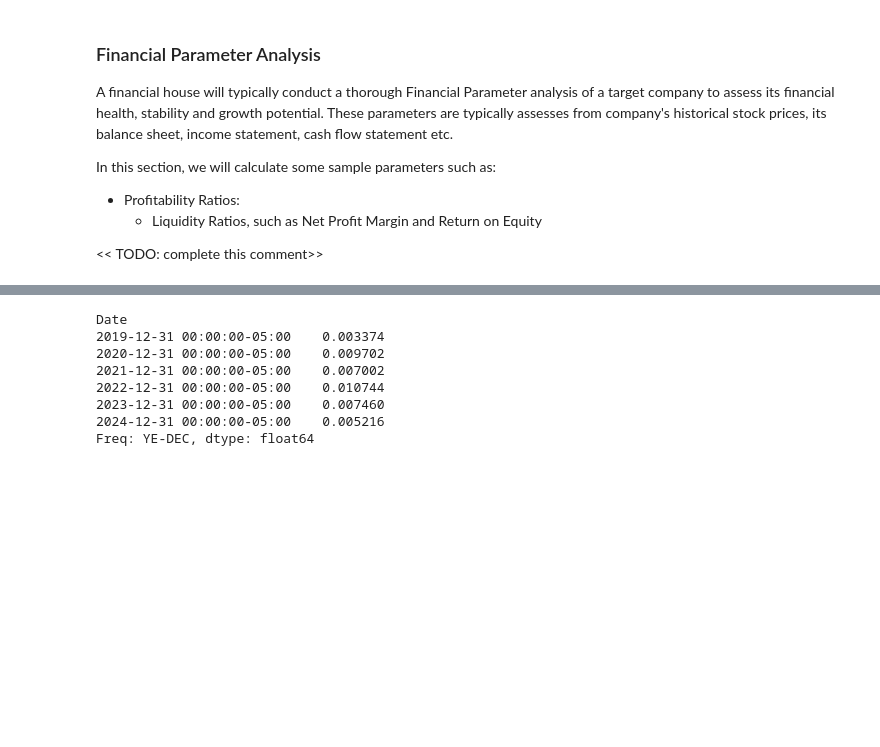
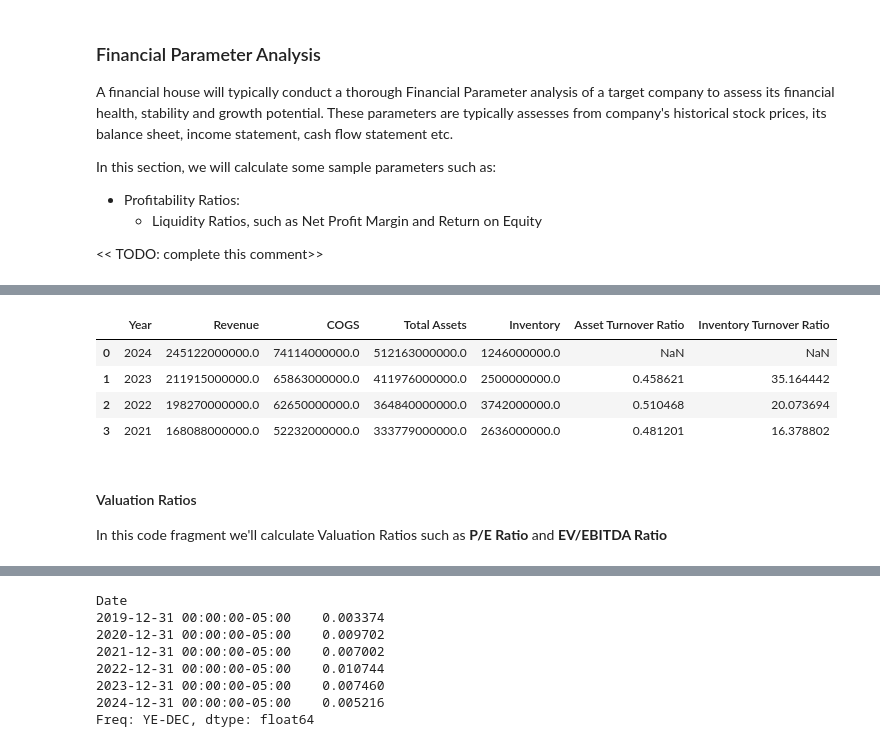
Before and after one commit to mjbhobe/InvestmentDecisionAnalysis, a Jupyter notebook: InvestmentDecisionAnalysis.ipynb, the cells around one changed output, grey strips where cells are left out. Drawn from its saved outputs; the diff is of its cells as text; code cells hidden in the pictures; blank space fills up the shorter version.

```diff
--- a/InvestmentDecisionAnalysis.ipynb
+++ b/InvestmentDecisionAnalysis.ipynb
@@ -22,23 +45,3 @@ In this section, we will calculate some sample parameters such as:
     * Liquidity Ratios, such as Net Profit Margin and Return on Equity
 
 << TODO: complete this comment>>
-# %%
-def download_company_data(symbol: str):
-    ticker = yf.Ticker(symbol)
-
-    # fetch financial statements
-    # income_stmt = ticker.income_stmt
-    # balance_sheet = ticker.balance_sheet
-    # cash_flow = ticker.cash_flow
-
-    # download historical prices data (for last 5 years from today)
-    from datetime import datetime, timedelta
-
-    end_date = datetime.today()
-    # start_date is 5 years previous to
-    start_date = end_date - timedelta(days=5 * 365)
-    market_data = ticker.history(
-        start=start_date.strftime("%Y-%m-%d"), end=end_date.strftime("%Y-%m-%d")
-    )
-
-    return ticker, market_data
@@ -46,0 +251,12 @@ ticker, market_data = download_company_data("MSFT")
+# %%
+efficiency_ratios = calculate_efficiency_ratios("MSFT")
+efficiency_ratios
+# %% [output]
+|  | Year | Revenue | COGS | Total Assets | Inventory | Asset Turnover Ratio | Inventory Turnover Ratio |
+| 0 | 2024 | 245122000000.0 | 74114000000.0 | 512163000000.0 | 1246000000.0 | NaN | NaN |
+| 1 | 2023 | 211915000000.0 | 65863000000.0 | 411976000000.0 | 2500000000.0 | 0.458621 | 35.164442 |
+| 2 | 2022 | 198270000000.0 | 62650000000.0 | 364840000000.0 | 3742000000.0 | 0.510468 | 20.073694 |
+| 3 | 2021 | 168088000000.0 | 52232000000.0 | 333779000000.0 | 2636000000.0 | 0.481201 | 16.378802 |
+# %% [markdown]
+#### Valuation Ratios
+In this code fragment we'll calculate Valuation Ratios such as **P/E Ratio** and **EV/EBITDA Ratio**
```
Also changed, not shown: parts of 20 cells of this notebook, 2 other files.
